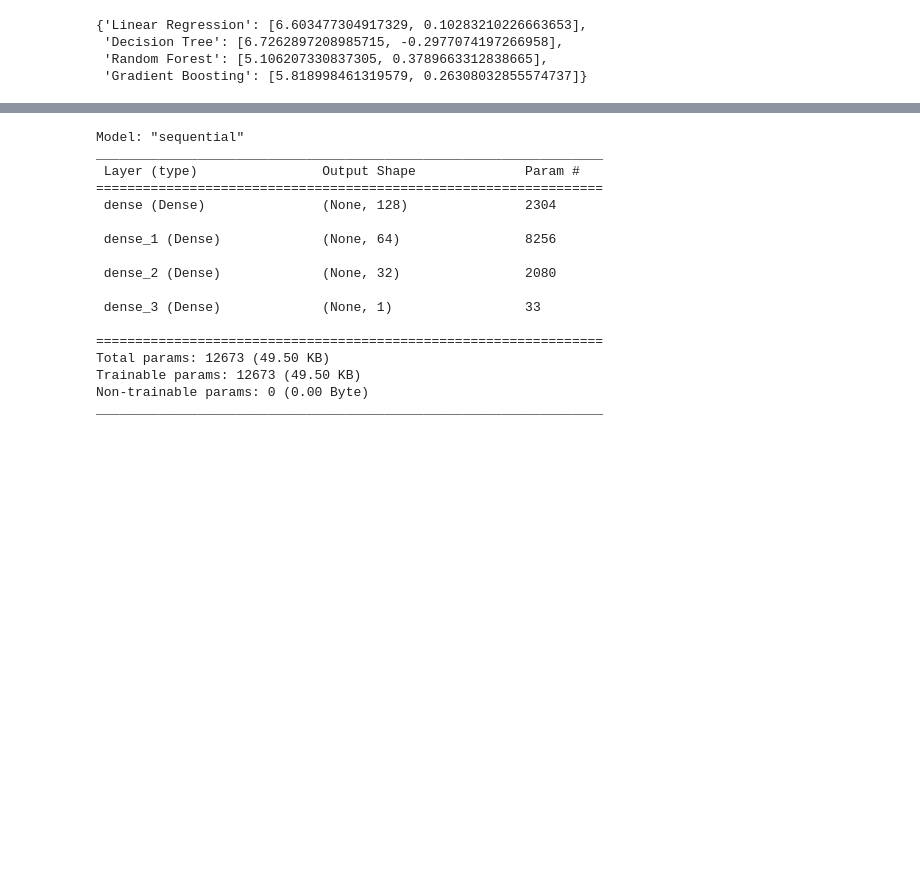
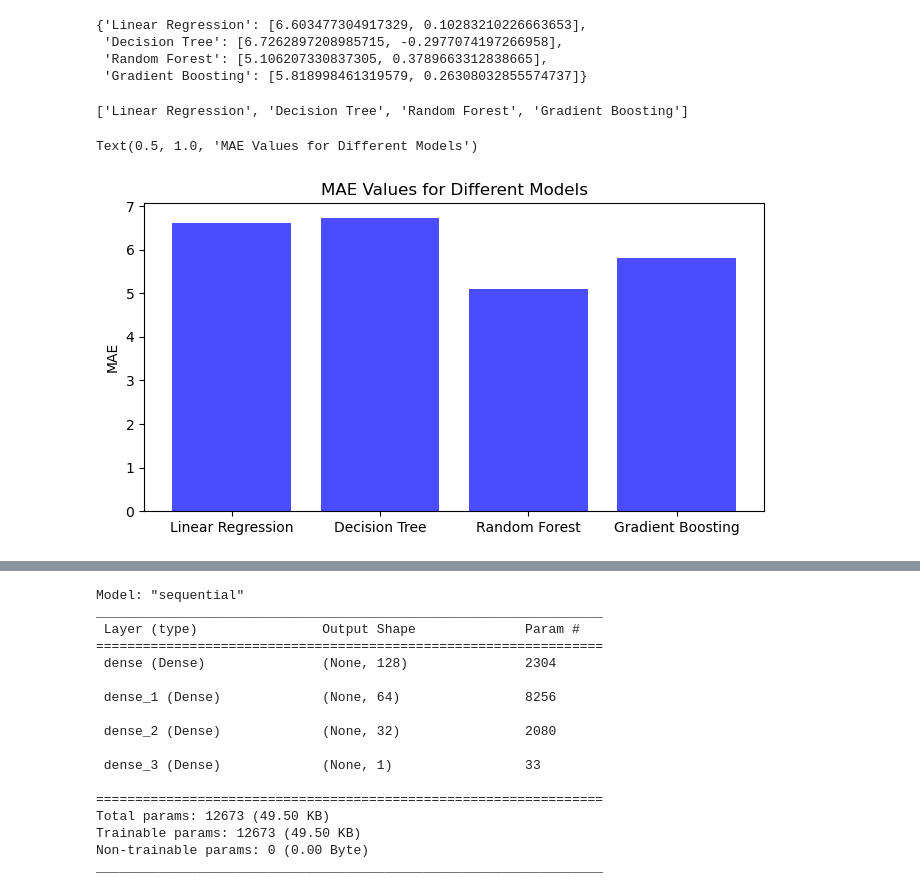
Before and after one commit to AnalyzeVisualize/Parkinson-s-Disease-Detection-w-ML, a Jupyter notebook: parkinsons_prediction.ipynb, the cells around one changed output, grey strips where cells are left out. Drawn from its saved outputs; the diff is of its cells as text; code cells hidden in the pictures; blank space fills up the shorter version.

Commit message:
Charts updates

```diff
--- a/parkinsons_prediction.ipynb
+++ b/parkinsons_prediction.ipynb
@@ -82,3 +82,15 @@ results
  'Decision Tree': [6.7262897208985715, -0.2977074197266958],
  'Random Forest': [5.106207330837305, 0.3789663312838665],
  'Gradient Boosting': [5.818998461319579, 0.26308032855574737]}
+# %%
+
+# Prepare data for the plots
+mae_values = [result[0] for result in results.values()]
+r2_values = [result[1] for result in results.values()]
+model_names = list(results.keys())
+# %%
+mae_values
+r2_values
+model_names
+# %% [output]
+['Linear Regression', 'Decision Tree', 'Random Forest', 'Gradient Boosting']
@@ -84,0 +100,10 @@ results
+# %%
+positions = np.arange(len(model_names))
+plt.figure(figsize=(8, 4))
+plt.bar(positions, mae_values, align='center', alpha=0.7, color='b')
+plt.xticks(positions, model_names)
+plt.ylabel('MAE')
+plt.title('MAE Values for Different Models')
+# %% [output]
+Text(0.5, 1.0, 'MAE Values for Different Models')
+[figure, added]
```
Also changed, not shown: parts of 4 cells of this notebook.
